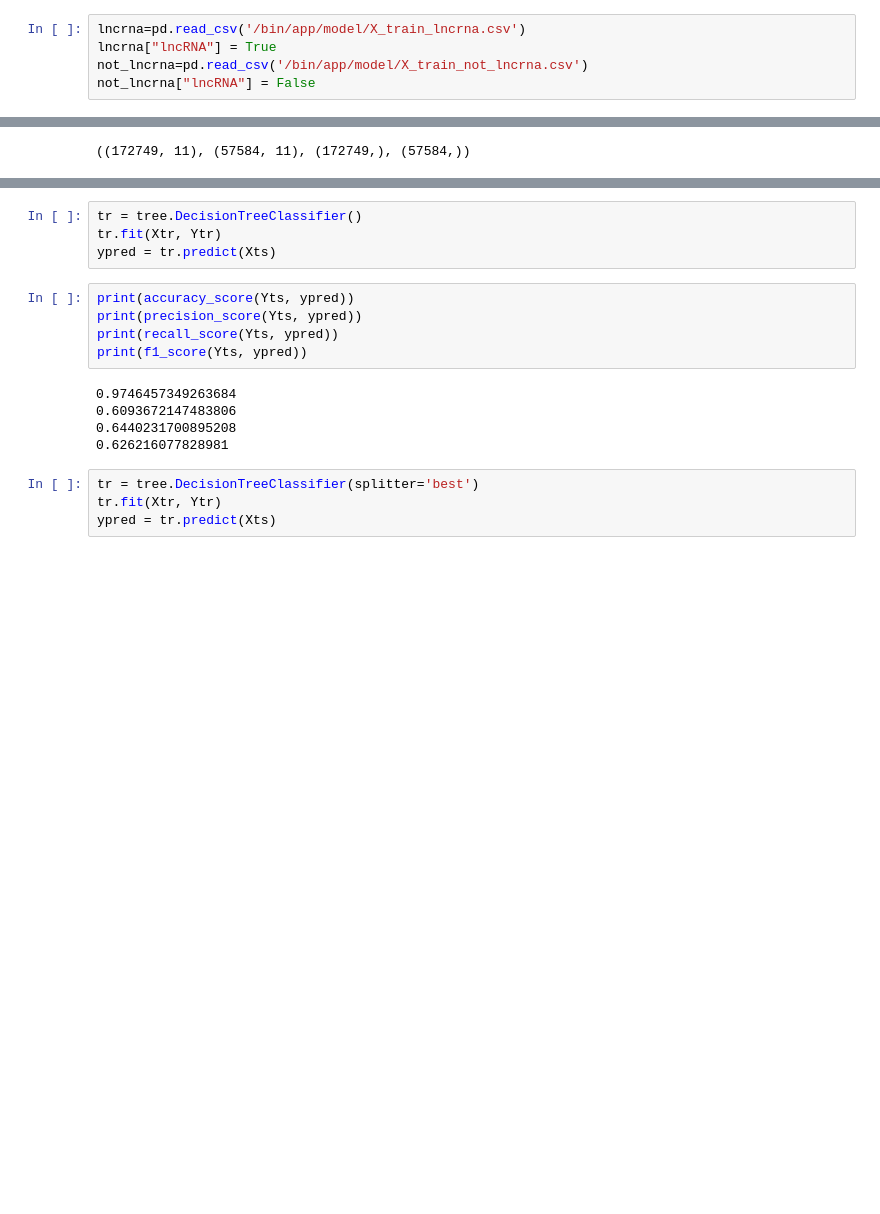
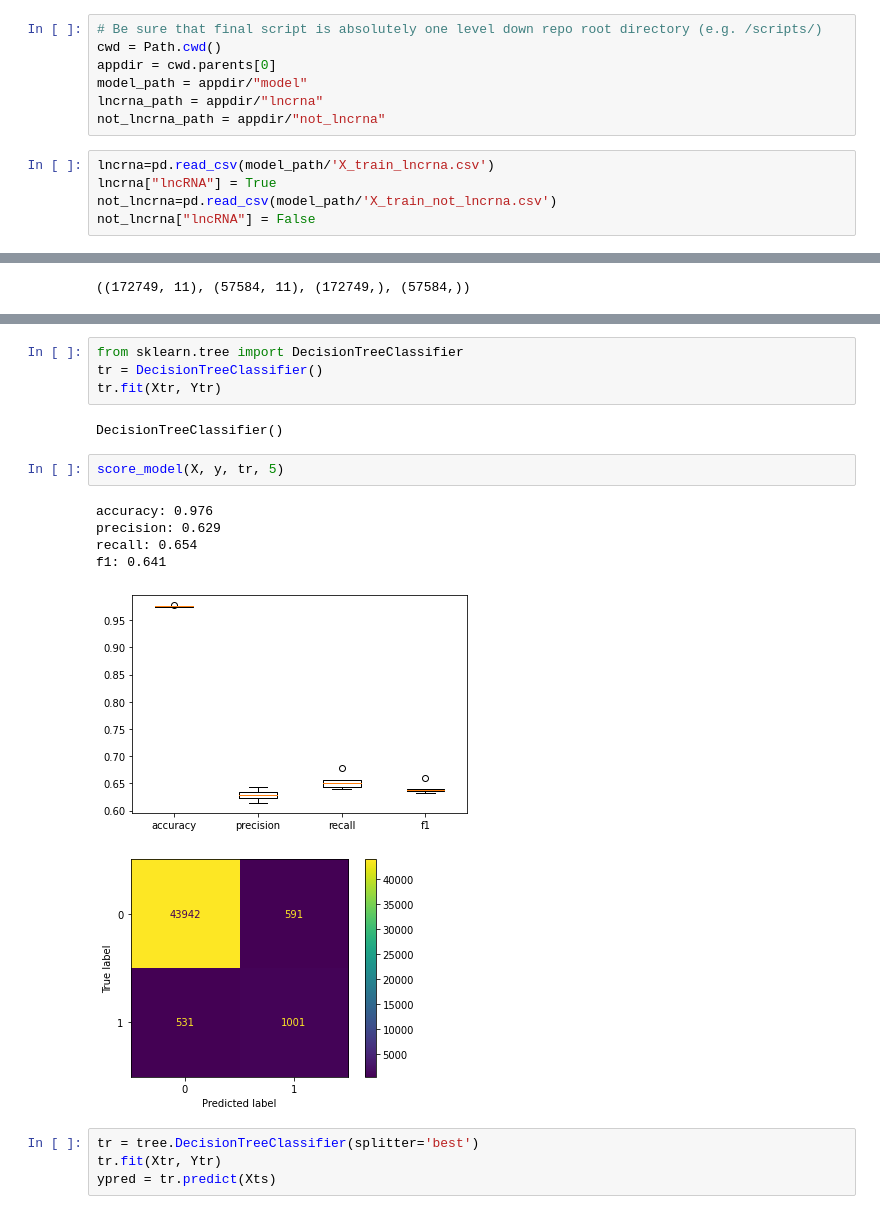
Before and after one commit to homemlab/flync, a Jupyter notebook: notebooks/model-tests.ipynb, the cells around one changed output, grey strips where cells are left out. Drawn from its saved outputs; the diff is of its cells as text; blank space fills up the shorter version.

```diff
--- a/notebooks/model-tests.ipynb
+++ b/notebooks/model-tests.ipynb
@@ -4,7 +9,14 @@ import numpy as np
+# %%
+# Be sure that final script is absolutely one level down repo root directory (e.g. /scripts/)
+cwd = Path.cwd()
+appdir = cwd.parents[0]
+model_path = appdir/"model"
+lncrna_path = appdir/"lncrna"
+not_lncrna_path = appdir/"not_lncrna"
 # %%
-lncrna=pd.read_csv('/bin/app/model/X_train_lncrna.csv')
+lncrna=pd.read_csv(model_path/'X_train_lncrna.csv')
 lncrna["lncRNA"] = True
-not_lncrna=pd.read_csv('/bin/app/model/X_train_not_lncrna.csv')
+not_lncrna=pd.read_csv(model_path/'X_train_not_lncrna.csv')
 not_lncrna["lncRNA"] = False
 # %%
 lncrna.drop(["mfe"], axis=1, inplace=True)
@@ -96,17 +143,18 @@ def score_tr_model(X, y, kf):
 # %%
-tr = tree.DecisionTreeClassifier()
+from sklearn.tree import DecisionTreeClassifier
+tr = DecisionTreeClassifier()
 tr.fit(Xtr, Ytr)
-ypred = tr.predict(Xts)
+# %% [output]
+DecisionTreeClassifier()
-# %%
-print(accuracy_score(Yts, ypred))
-print(precision_score(Yts, ypred))
-print(recall_score(Yts, ypred))
-print(f1_score(Yts, ypred))
-# %% [output]
-0.9746457349263684
-0.6093672147483806
-0.6440231700895208
-0.626216077828981
+# %%
+score_model(X, y, tr, 5)
+# %% [output]
+accuracy: 0.976
+precision: 0.629
+recall: 0.654
+f1: 0.641
+[figure, added]
+[figure, added]
 # %%
 tr = tree.DecisionTreeClassifier(splitter='best')
 tr.fit(Xtr, Ytr)
```
Also changed, not shown: parts of 21 cells of this notebook, 52 other files.
